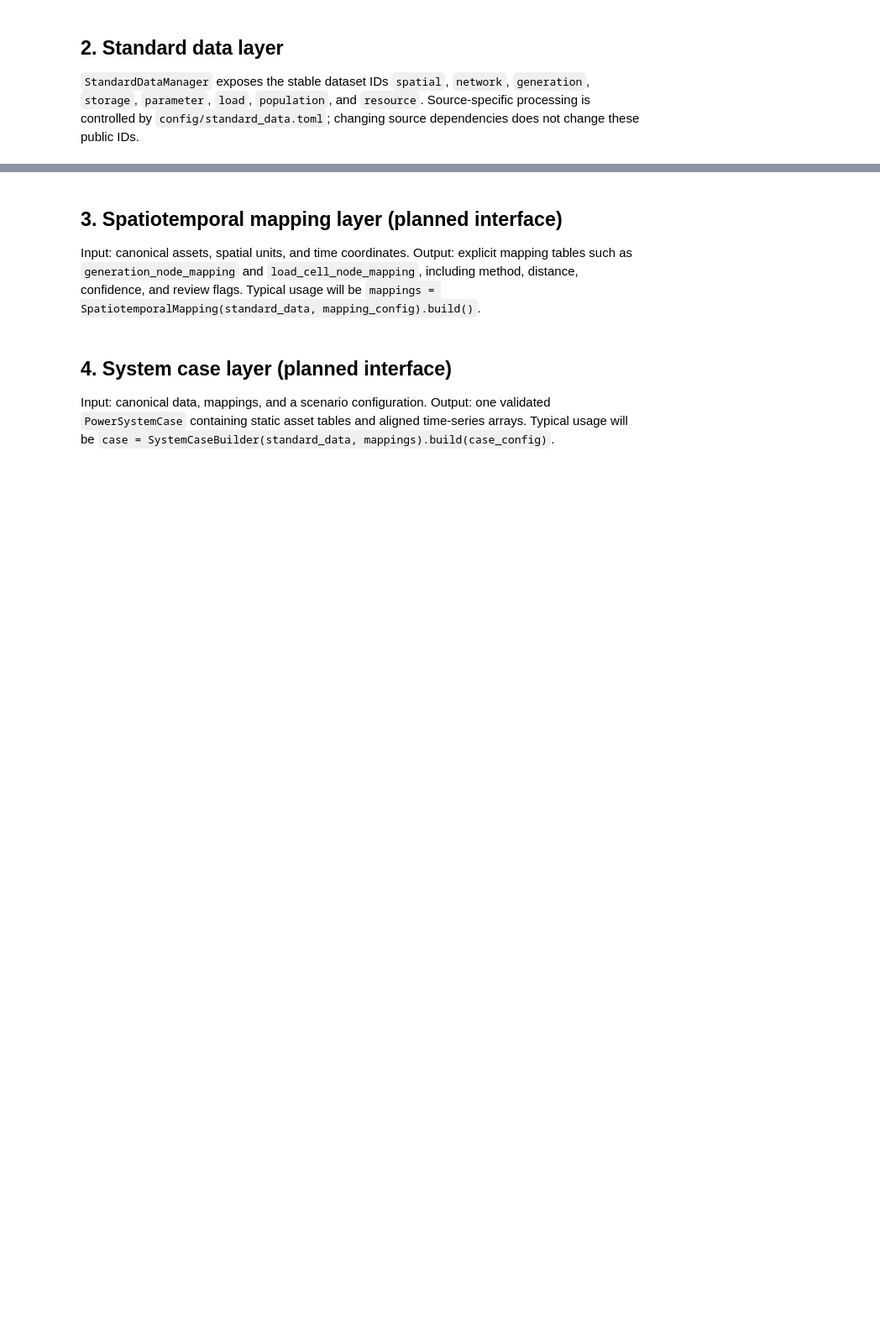
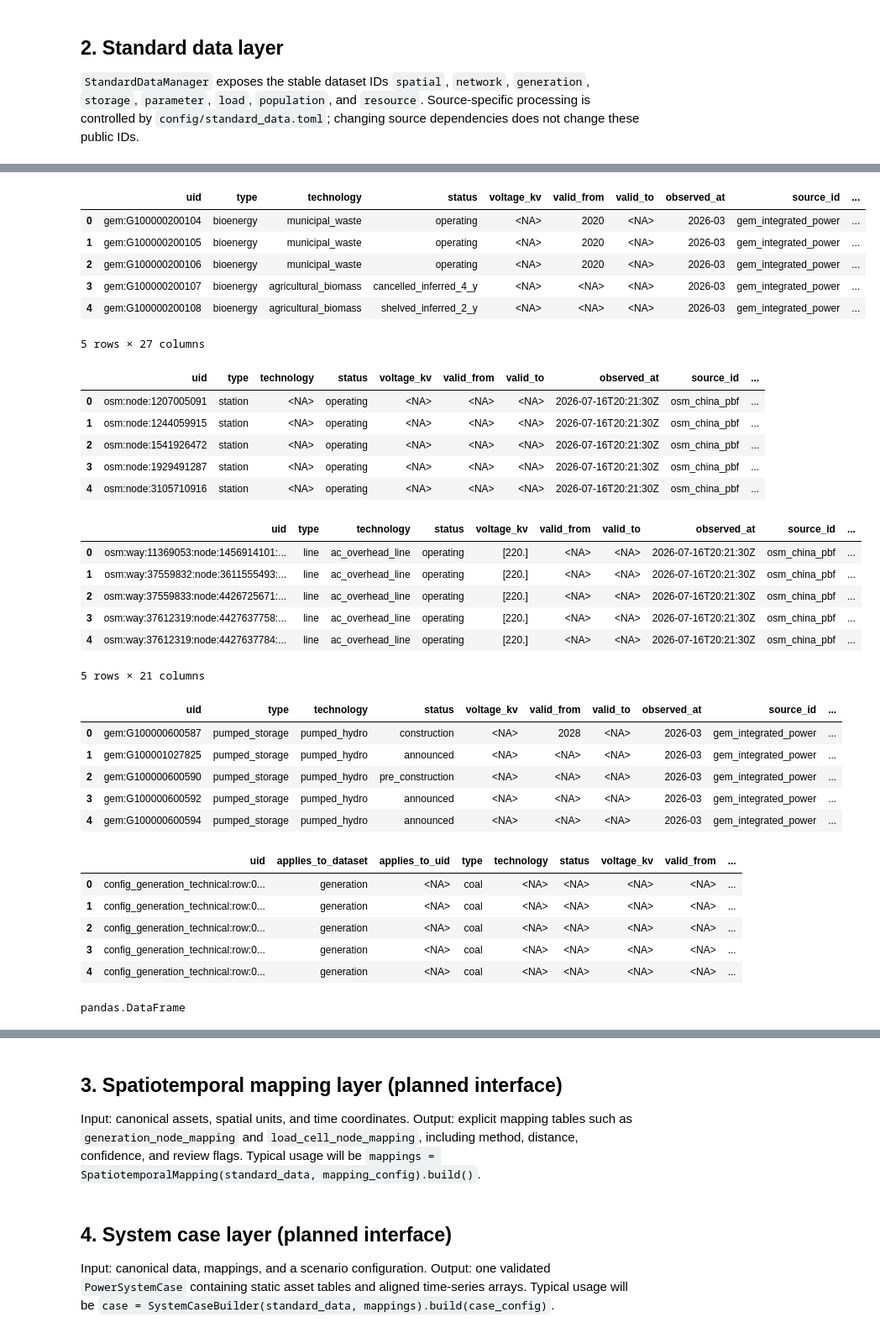
Before and after one commit to yibaoj/GridX, a Jupyter notebook: test_layers.ipynb, the cells around one changed output, grey strips where cells are left out. Shown at 84% size. Saved outputs shown, nothing was run; the diff lists cells and outputs as text; code cells hidden in the pictures; blank space fills up the shorter version.

```diff
--- a/test_layers.ipynb
+++ b/test_layers.ipynb
@@ -83,13 +80,52 @@ display(standard_data.check())
 # %%
 # build() regenerates a dataset; load() reads an existing standard artifact.
 generation = standard_data.load("generation")
 network = standard_data.load("network")
-
-display(generation[[
-    "uid", "type", "technology", "status", "voltage_kv", "geometry"
-]].head())
+storage = standard_data.load("storage")
+parameter = standard_data.load("parameter")
+display(generation.head())
 display(network.nodes.head())
 display(network.branches.head())
+display(storage.head())
+display(parameter.head())
+# %% [output]
+|  | uid | type | technology | status | voltage_kv | valid_from | valid_to | observed_at | source_id | ... |
+| 0 | gem:G100000200104 | bioenergy | municipal_waste | operating | <NA> | 2020 | <NA> | 2026-03 | gem_integrated_power | ... |
+| 1 | gem:G100000200105 | bioenergy | municipal_waste | operating | <NA> | 2020 | <NA> | 2026-03 | gem_integrated_power | ... |
+| 2 | gem:G100000200106 | bioenergy | municipal_waste | operating | <NA> | 2020 | <NA> | 2026-03 | gem_integrated_power | ... |
+| 3 | gem:G100000200107 | bioenergy | agricultural_biomass | cancelled_inferred_4_y | <NA> | <NA> | <NA> | 2026-03 | gem_integrated_power | ... |
+| 4 | gem:G100000200108 | bioenergy | agricultural_biomass | shelved_inferred_2_y | <NA> | <NA> | <NA> | 2026-03 | gem_integrated_power | ... |
+5 rows × 27 columns
+|  | uid | type | technology | status | voltage_kv | valid_from | valid_to | observed_at | source_id | ... |
+| 0 | osm:node:1207005091 | station | <NA> | operating | <NA> | <NA> | <NA> | 2026-07-16T20:21:30Z | osm_china_pbf | ... |
+| 1 | osm:node:1244059915 | station | <NA> | operating | <NA> | <NA> | <NA> | 2026-07-16T20:21:30Z | osm_china_pbf | ... |
+| 2 | osm:node:1541926472 | station | <NA> | operating | <NA> | <NA> | <NA> | 2026-07-16T20:21:30Z | osm_china_pbf | ... |
+| 3 | osm:node:1929491287 | station | <NA> | operating | <NA> | <NA> | <NA> | 2026-07-16T20:21:30Z | osm_china_pbf | ... |
+| 4 | osm:node:3105710916 | station | <NA> | operating | <NA> | <NA> | <NA> | 2026-07-16T20:21:30Z | osm_china_pbf | ... |
+|  | uid | type | technology | status | voltage_kv | valid_from | valid_to | observed_at | source_id | ... |
+| 0 | osm:way:11369053:node:1456914101:... | line | ac_overhead_line | operating | [220.] | <NA> | <NA> | 2026-07-16T20:21:30Z | osm_china_pbf | ... |
+| 1 | osm:way:37559832:node:3611555493:... | line | ac_overhead_line | operating | [220.] | <NA> | <NA> | 2026-07-16T20:21:30Z | osm_china_pbf | ... |
+| 2 | osm:way:37559833:node:4426725671:... | line | ac_overhead_line | operating | [220.] | <NA> | <NA> | 2026-07-16T20:21:30Z | osm_china_pbf | ... |
+| 3 | osm:way:37612319:node:4427637758:... | line | ac_overhead_line | operating | [220.] | <NA> | <NA> | 2026-07-16T20:21:30Z | osm_china_pbf | ... |
+| 4 | osm:way:37612319:node:4427637784:... | line | ac_overhead_line | operating | [220.] | <NA> | <NA> | 2026-07-16T20:21:30Z | osm_china_pbf | ... |
+5 rows × 21 columns
+|  | uid | type | technology | status | voltage_kv | valid_from | valid_to | observed_at | source_id | ... |
+| 0 | gem:G100000600587 | pumped_storage | pumped_hydro | construction | <NA> | 2028 | <NA> | 2026-03 | gem_integrated_power | ... |
+| 1 | gem:G100001027825 | pumped_storage | pumped_hydro | announced | <NA> | <NA> | <NA> | 2026-03 | gem_integrated_power | ... |
+| 2 | gem:G100000600590 | pumped_storage | pumped_hydro | pre_construction | <NA> | <NA> | <NA> | 2026-03 | gem_integrated_power | ... |
+| 3 | gem:G100000600592 | pumped_storage | pumped_hydro | announced | <NA> | <NA> | <NA> | 2026-03 | gem_integrated_power | ... |
+| 4 | gem:G100000600594 | pumped_storage | pumped_hydro | announced | <NA> | <NA> | <NA> | 2026-03 | gem_integrated_power | ... |
+|  | uid | applies_to_dataset | applies_to_uid | type | technology | status | voltage_kv | valid_from | ... |
+| 0 | config_generation_technical:row:0... | generation | <NA> | coal | <NA> | <NA> | <NA> | <NA> | ... |
+| 1 | config_generation_technical:row:0... | generation | <NA> | coal | <NA> | <NA> | <NA> | <NA> | ... |
+| 2 | config_generation_technical:row:0... | generation | <NA> | coal | <NA> | <NA> | <NA> | <NA> | ... |
+| 3 | config_generation_technical:row:0... | generation | <NA> | coal | <NA> | <NA> | <NA> | <NA> | ... |
+| 4 | config_generation_technical:row:0... | generation | <NA> | coal | <NA> | <NA> | <NA> | <NA> | ... |
+# %%
+spatial = standard_data.load("spatial")
+type(parameter)
+# %% [output]
+pandas.DataFrame
 # %%
 load = standard_data.load("load")
 population = standard_data.load("population")
```
Also changed, not shown: parts of 9 cells of this notebook, 11 other files.
